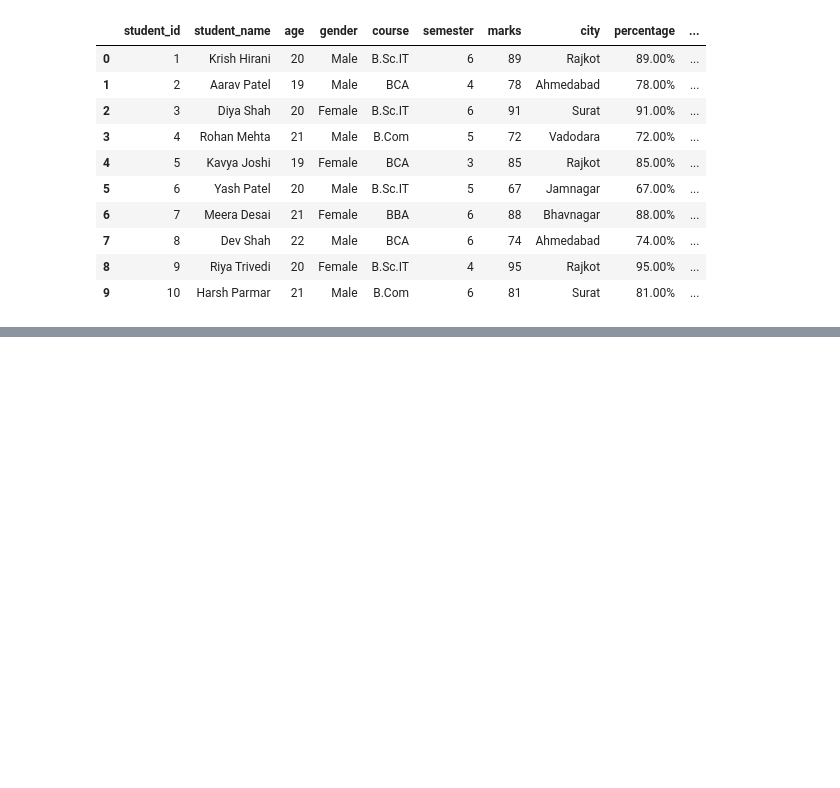
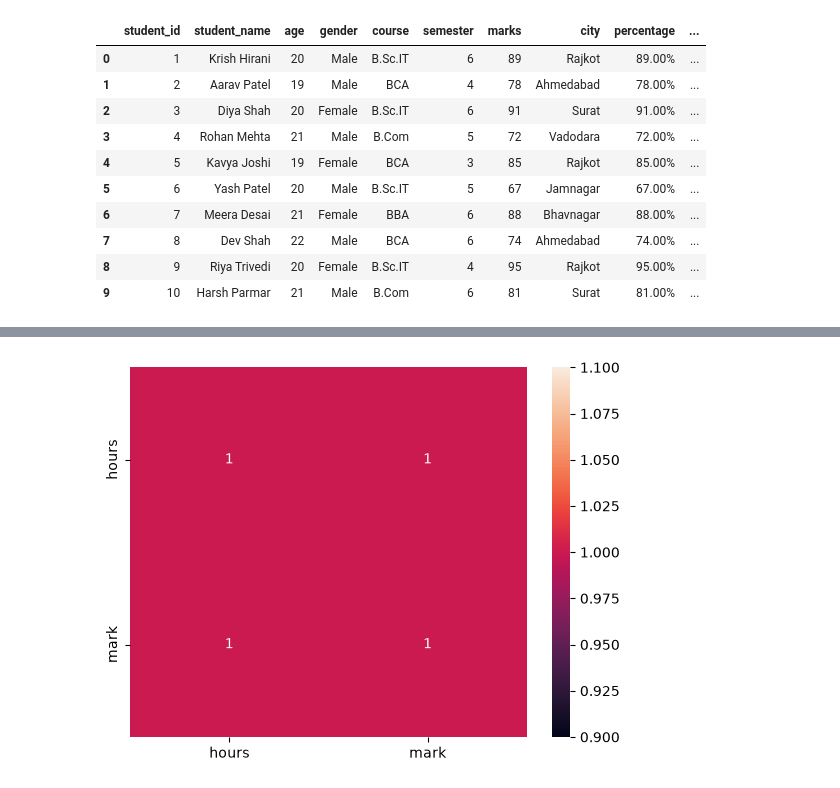
Before and after one commit to krish-hirani-001/data-science-learning-journey, a Jupyter notebook: 09_Statistics/descriptive_statistics.ipynb, the cells around one changed output, grey strips where cells are left out. Cells and saved outputs as stored; diff of their text form; code cells hidden in the pictures; blank space fills up the shorter version.

```diff
--- a/09_Statistics/descriptive_statistics.ipynb
+++ b/09_Statistics/descriptive_statistics.ipynb
@@ -235,0 +265,7 @@ df
+# %%
+import seaborn as sns
+import matplotlib.pyplot as plt
+sns.heatmap(df.corr(),annot=True)
+plt.show()
+# %% [output]
+[figure, added]
```
Also changed, not shown: parts of 3 cells of this notebook, 1 other file.
